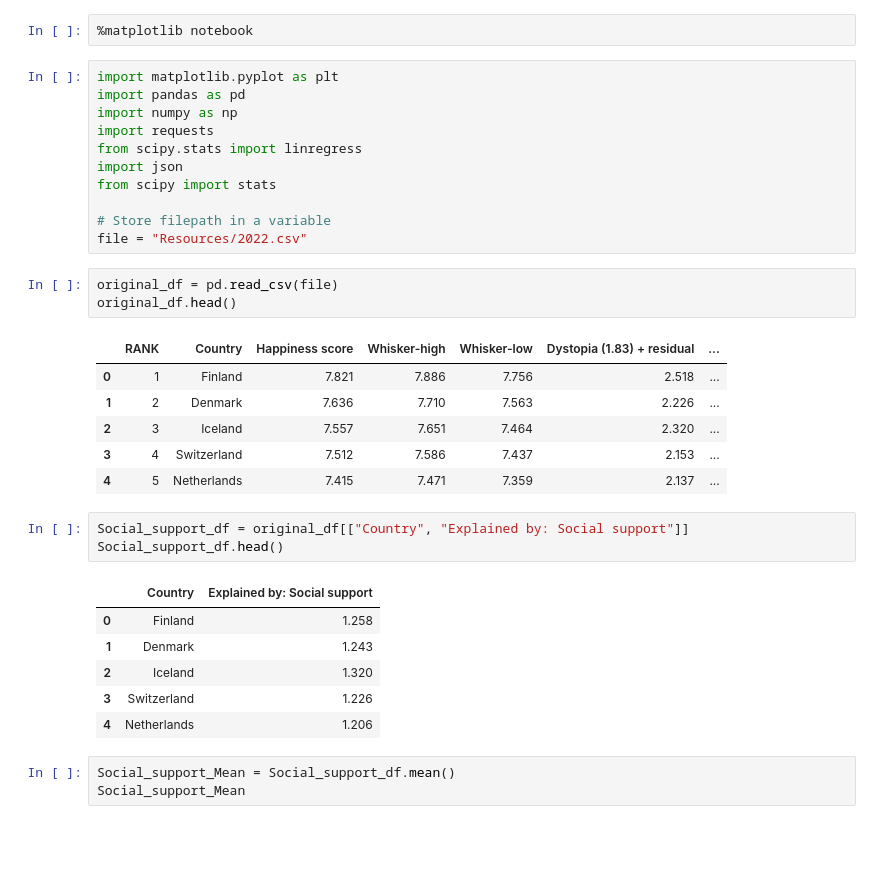
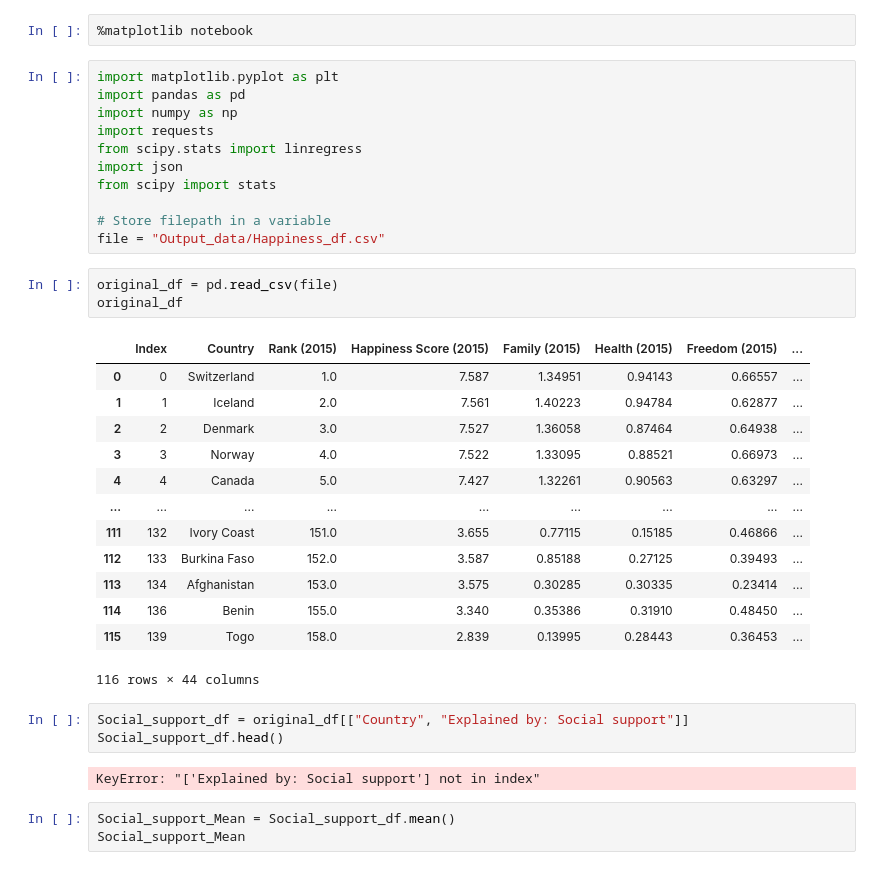
Before and after one commit to tvaughn905/Project-1, a Jupyter notebook: Family 2022.ipynb, the cells around one changed output. Saved outputs shown, nothing was run; the diff lists cells and outputs as text; blank space fills up the shorter version.

```diff
--- a/Family 2022.ipynb
+++ b/Family 2022.ipynb
@@ -10,27 +10,29 @@ import json
 from scipy import stats
 
 # Store filepath in a variable
-file = "Resources/2022.csv"
+file = "Output_data/Happiness_df.csv"
 # %%
 original_df = pd.read_csv(file)
-original_df.head()
+original_df
 # %% [output]
-|  | RANK | Country | Happiness score | Whisker-high | Whisker-low | Dystopia (1.83) + residual | ... |
-| 0 | 1 | Finland | 7.821 | 7.886 | 7.756 | 2.518 | ... |
-| 1 | 2 | Denmark | 7.636 | 7.710 | 7.563 | 2.226 | ... |
-| 2 | 3 | Iceland | 7.557 | 7.651 | 7.464 | 2.320 | ... |
-| 3 | 4 | Switzerland | 7.512 | 7.586 | 7.437 | 2.153 | ... |
-| 4 | 5 | Netherlands | 7.415 | 7.471 | 7.359 | 2.137 | ... |
+|  | Index | Country | Rank (2015) | Happiness Score (2015) | Family (2015) | Health (2015) | Freedom (2015) | ... |
+| 0 | 0 | Switzerland | 1.0 | 7.587 | 1.34951 | 0.94143 | 0.66557 | ... |
+| 1 | 1 | Iceland | 2.0 | 7.561 | 1.40223 | 0.94784 | 0.62877 | ... |
+| 2 | 2 | Denmark | 3.0 | 7.527 | 1.36058 | 0.87464 | 0.64938 | ... |
+| 3 | 3 | Norway | 4.0 | 7.522 | 1.33095 | 0.88521 | 0.66973 | ... |
+| 4 | 4 | Canada | 5.0 | 7.427 | 1.32261 | 0.90563 | 0.63297 | ... |
+| ... | ... | ... | ... | ... | ... | ... | ... | ... |
+| 111 | 132 | Ivory Coast | 151.0 | 3.655 | 0.77115 | 0.15185 | 0.46866 | ... |
+| 112 | 133 | Burkina Faso | 152.0 | 3.587 | 0.85188 | 0.27125 | 0.39493 | ... |
+| 113 | 134 | Afghanistan | 153.0 | 3.575 | 0.30285 | 0.30335 | 0.23414 | ... |
+| 114 | 136 | Benin | 155.0 | 3.340 | 0.35386 | 0.31910 | 0.48450 | ... |
+| 115 | 139 | Togo | 158.0 | 2.839 | 0.13995 | 0.28443 | 0.36453 | ... |
+116 rows × 44 columns
 # %%
 Social_support_df = original_df[["Country", "Explained by: Social support"]]
 Social_support_df.head()
 # %% [output]
-|  | Country | Explained by: Social support |
-| 0 | Finland | 1.258 |
-| 1 | Denmark | 1.243 |
-| 2 | Iceland | 1.320 |
-| 3 | Switzerland | 1.226 |
-| 4 | Netherlands | 1.206 |
+KeyError: "['Explained by: Social support'] not in index"
 # %%
 Social_support_Mean = Social_support_df.mean()
 Social_support_Mean
```
Also changed, not shown: parts of 1 cell of this notebook, 5 other files.
